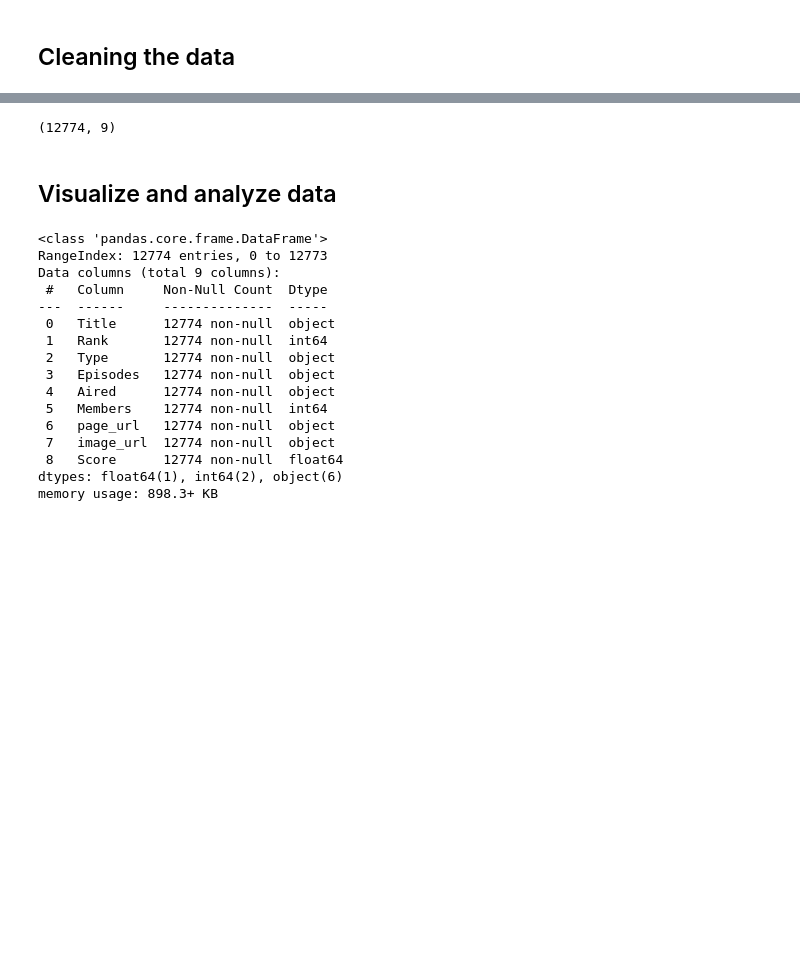
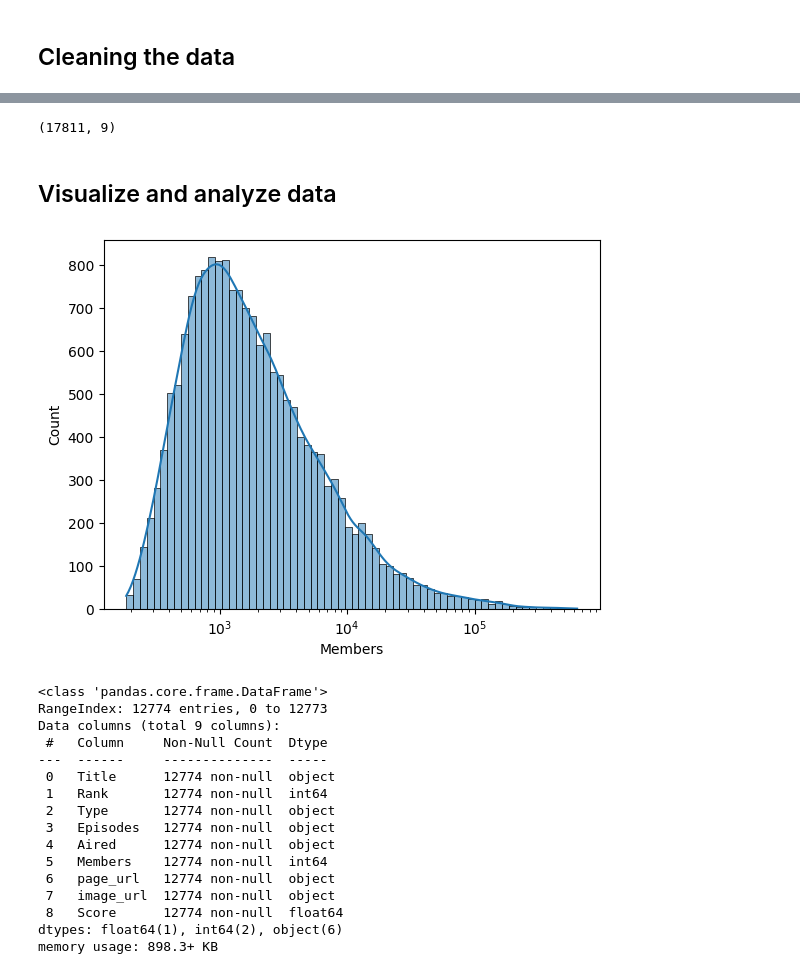
Before and after one commit to nikhil-1e9/web-scraping, a Jupyter notebook: Web-scraping-MAL-multi.ipynb, the cells around one changed output, grey strips where cells are left out. Saved outputs shown, nothing was run; the diff lists cells and outputs as text; code cells hidden in the pictures; blank space fills up the shorter version.

```diff
--- a/Web-scraping-MAL-multi.ipynb
+++ b/Web-scraping-MAL-multi.ipynb
@@ -662,0 +667,30 @@ anime_df_cleaned.head()
+# %%
+# Making cleaned dataframe from scraped file for manga
+def clean_data_manga(file):
+    df = pd.read_csv(file, header=None)
+    df.columns = ['Title', 'Num_volumes', 'Published', 'Num_members', 'page_url', 'image_url', 'Score']
+
+    # Removing rows with nan scores
+    df.dropna(inplace=True)
+    print("Duplicates before removal:", df.duplicated().sum())
+    # Remove duplicates
+    df.drop_duplicates(inplace=True)
+    print("Duplicates after removal:", df.duplicated().sum())
+
+    df['Rank'] = df.index+1
+    df['Members'] = df['Num_members'].apply(lambda x: int(''.join([s for s in x if s.isdigit()])))
+
+    df['Num_volumes'] = df['Num_volumes'].apply(lambda x: x.replace("Light Novel", "Light-Novel"))
+
+    # Separating out type and episodes from num_volumes column
+    df['Type'] = df['Num_volumes'].apply(lambda x: x.split()[0])
+    df['Volumes'] = df['Num_volumes'].apply(lambda x: x.split()[1][1:])
+    df.drop(['Num_volumes', 'Num_members'], axis=1, inplace=True)
+    # Rearranging columns
+    df = df[['Title', 'Rank', 'Type', 'Volumes', 'Published', 'Members', 'page_url', 'image_url', 'Score']]
+    df_cleaned = df.sample(frac=1).reset_index(drop=True)
+
+    return df_cleaned
+# %%
+manga_df_cleaned = clean_data_manga("manga-rankings.csv")
+manga_df_cleaned.head()
@@ -665,9 +708,13 @@ anime_df_cleaned.to_csv("MAL-anime.csv")
-# %%
-anime_df_cleaned.shape
-# %% [output]
-(12774, 9)
+# %%
+manga_df_cleaned.shape
+# %% [output]
+(17811, 9)
 # %% [markdown]
 ## Visualize and analyze data
+# %%
+sns.histplot(x='Members', data=manga_df_cleaned, log_scale=True, kde=True);
+# %% [output]
+[figure, added]
 # %%
 anime_df_cleaned.info()
 # %% [output]
```
Also changed, not shown: parts of 24 cells of this notebook.
